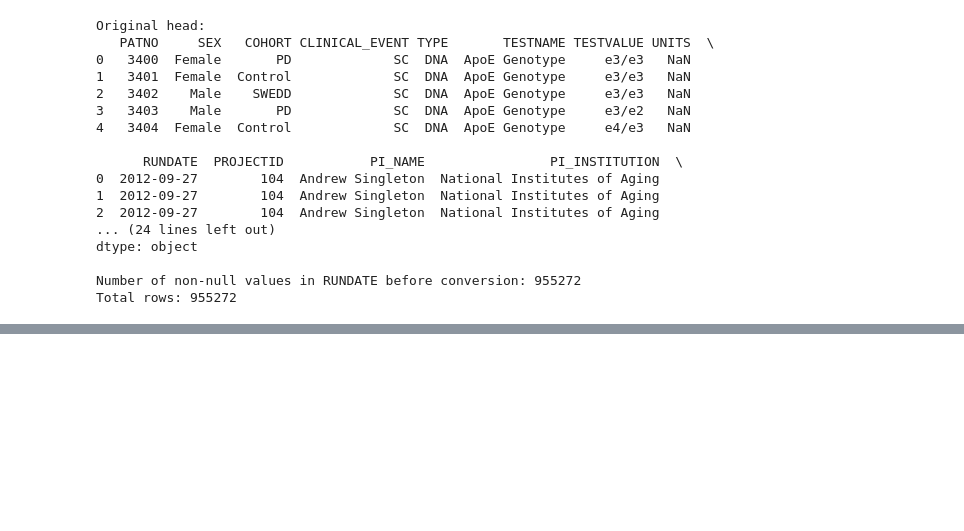
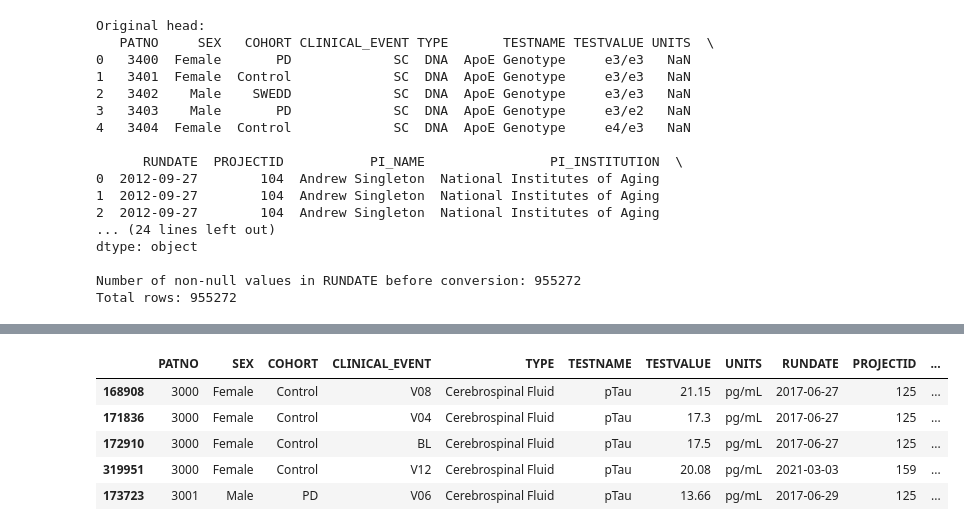
Before and after one commit to LarsHeijnennn/Thesis, a Jupyter notebook: Modelling/Blood-PPMI/BLOOD_CLEANING.ipynb, the cells around one changed output, grey strips where cells are left out. Drawn from its saved outputs; the diff is of its cells as text; code cells hidden in the pictures; blank space fills up the shorter version.

```diff
--- a/Modelling/Blood-PPMI/BLOOD_CLEANING.ipynb
+++ b/Modelling/Blood-PPMI/BLOOD_CLEANING.ipynb
@@ -59 +60,19 @@ blood_filtered_data_types = blood_filtered_data_types.sort_values(by='PATNO', as
 blood_filtered_data_types.to_csv('/Users/larsheijnen/Thesis/data/blood/BLOOD_DATE_FORMATTED_CSF_FILTERED.csv', index=False)
+# %%
+# print(blood_filtered_data_types['TYPE'].unique())
+blood_alpha_synuclein = blood_filtered_data_types[blood_filtered_data_types['TESTNAME'].str.contains('CSF Alpha-synuclein', case=False, na=False)]
+blood_pTau = blood_filtered_data_types[blood_filtered_data_types['TESTNAME'].str.contains('pTau', case=False, na=False)]
+
+display(blood_pTau.head())
+display(blood_alpha_synuclein.head())
+
+
+# blood_alpha_synuclein.to_csv('/Users/larsheijnen/Thesis/data/blood/BLOOD_DATE_FORMATTED_CSF_FILTERED_ALPHA.csv', index=False)
+# blood_pTau.to_csv('/Users/larsheijnen/Thesis/data/blood/BLOOD_DATE_FORMATTED_CSF_FILTERED_PTAU.csv', index=False)
+# %% [output]
+|  | PATNO | SEX | COHORT | CLINICAL_EVENT | TYPE | TESTNAME | TESTVALUE | UNITS | RUNDATE | PROJECTID | ... |
+| 168908 | 3000 | Female | Control | V08 | Cerebrospinal Fluid | pTau | 21.15 | pg/mL | 2017-06-27 | 125 | ... |
+| 171836 | 3000 | Female | Control | V04 | Cerebrospinal Fluid | pTau | 17.3 | pg/mL | 2017-06-27 | 125 | ... |
+| 172910 | 3000 | Female | Control | BL | Cerebrospinal Fluid | pTau | 17.5 | pg/mL | 2017-06-27 | 125 | ... |
+| 319951 | 3000 | Female | Control | V12 | Cerebrospinal Fluid | pTau | 20.08 | pg/mL | 2021-03-03 | 159 | ... |
+| 173723 | 3001 | Male | PD | V06 | Cerebrospinal Fluid | pTau | 13.66 | pg/mL | 2017-06-29 | 125 | ... |
```
Also changed, not shown: parts of 10 cells of this notebook.
